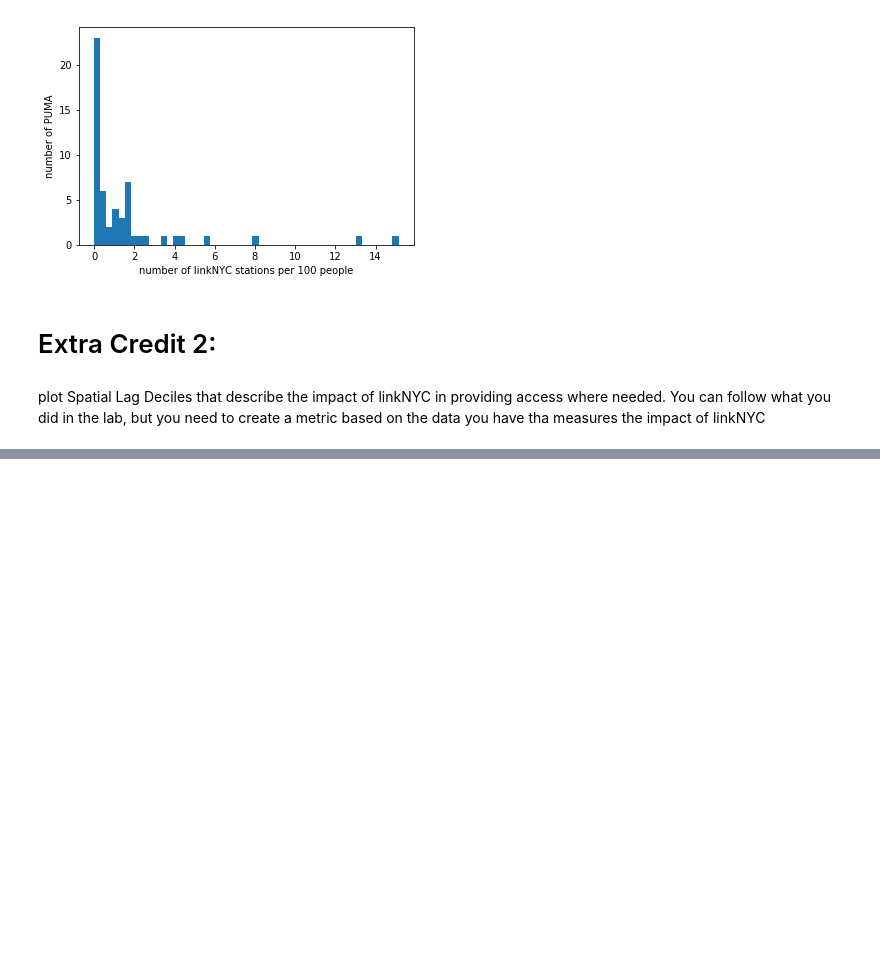
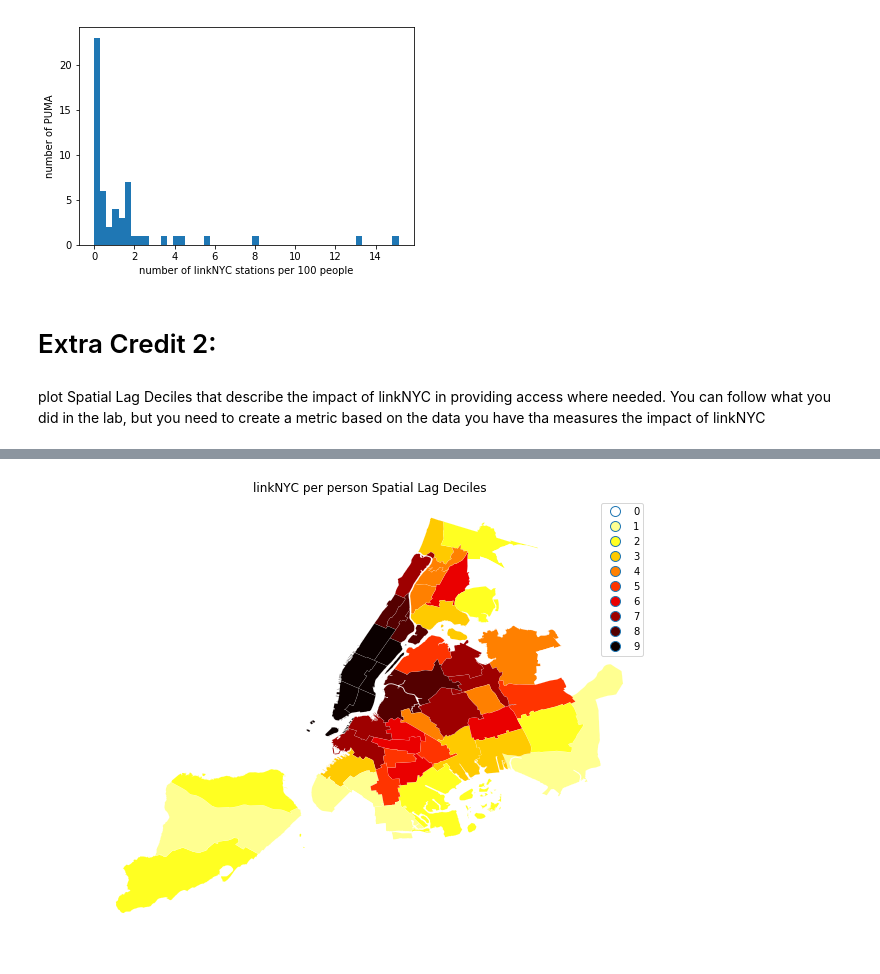
Before and after one commit to picniclin/PUI2017_yl5240, a Jupyter notebook: HW9_yl5240/HW9_yl5240.ipynb, the cells around one changed output, grey strips where cells are left out. Drawn from its saved outputs; the diff is of its cells as text; code cells hidden in the pictures; blank space fills up the shorter version.

```diff
--- a/HW9_yl5240/HW9_yl5240.ipynb
+++ b/HW9_yl5240/HW9_yl5240.ipynb
@@ -646,0 +654,2 @@ plot Spatial Lag Deciles that describe the impact of linkNYC in providing access
+# %%
+qW_CT = pysal.queen_from_shapefile(loc)
@@ -646,0 +675,2 @@ plot Spatial Lag Deciles that describe the impact of linkNYC in providing access
+# %%
+linkNYCp100pLag = pysal.lag_spatial(qW_CT, pumashplc.linkNYCp100p)
@@ -646,0 +694,3 @@ plot Spatial Lag Deciles that describe the impact of linkNYC in providing access
+# %%
+linkNYCp100pLagQ10 = pysal.Quantiles(linkNYCp100pLag, k=10)
+linkNYCp100pLagQ10
@@ -646,0 +747,10 @@ plot Spatial Lag Deciles that describe the impact of linkNYC in providing access
+# %%
+ax = plt.figure(figsize = (10,8)).add_subplot(111)
+pumashplc.assign(cl = linkNYCp100pLagQ10.yb).plot(column='cl', categorical=True,
+        k=10, cmap='hot_r', linewidth=0.1, ax=ax,
+        edgecolor='white', legend=True)
+ax.set_axis_off()
+plt.title("linkNYC per person Spatial Lag Deciles")
+plt.show()
+# %% [output]
+[figure, added]
```
Also changed, not shown: parts of 10 cells of this notebook.
